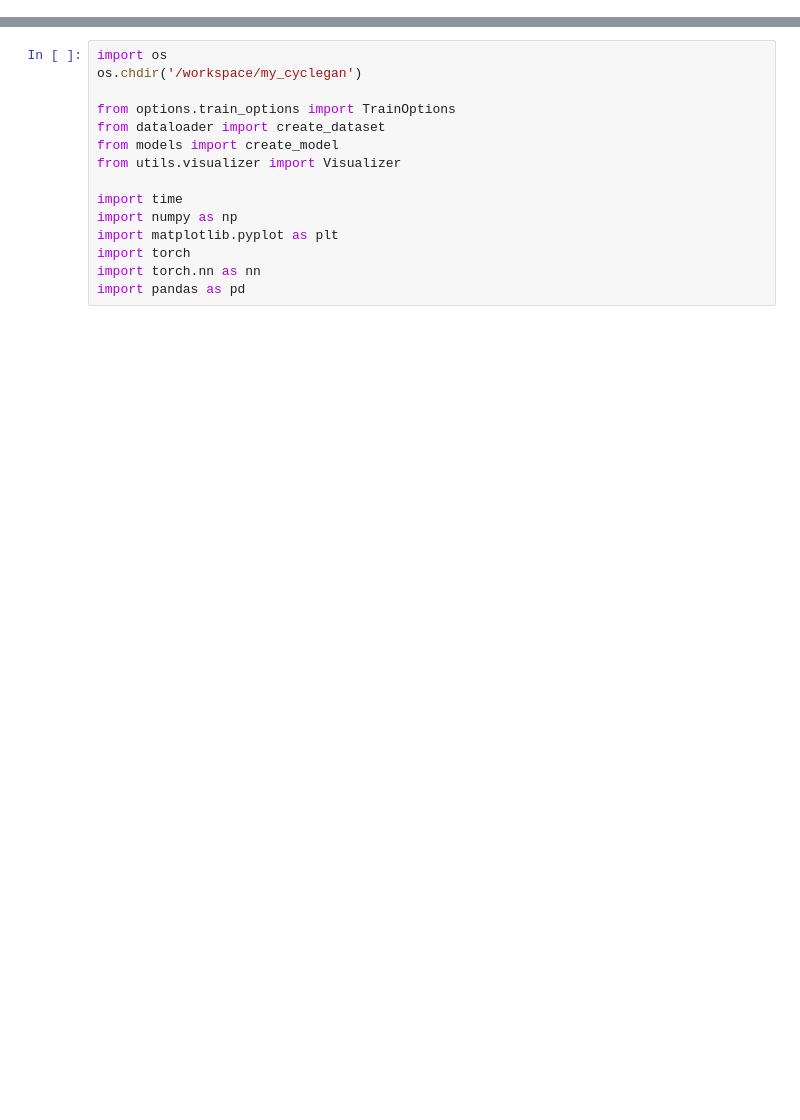
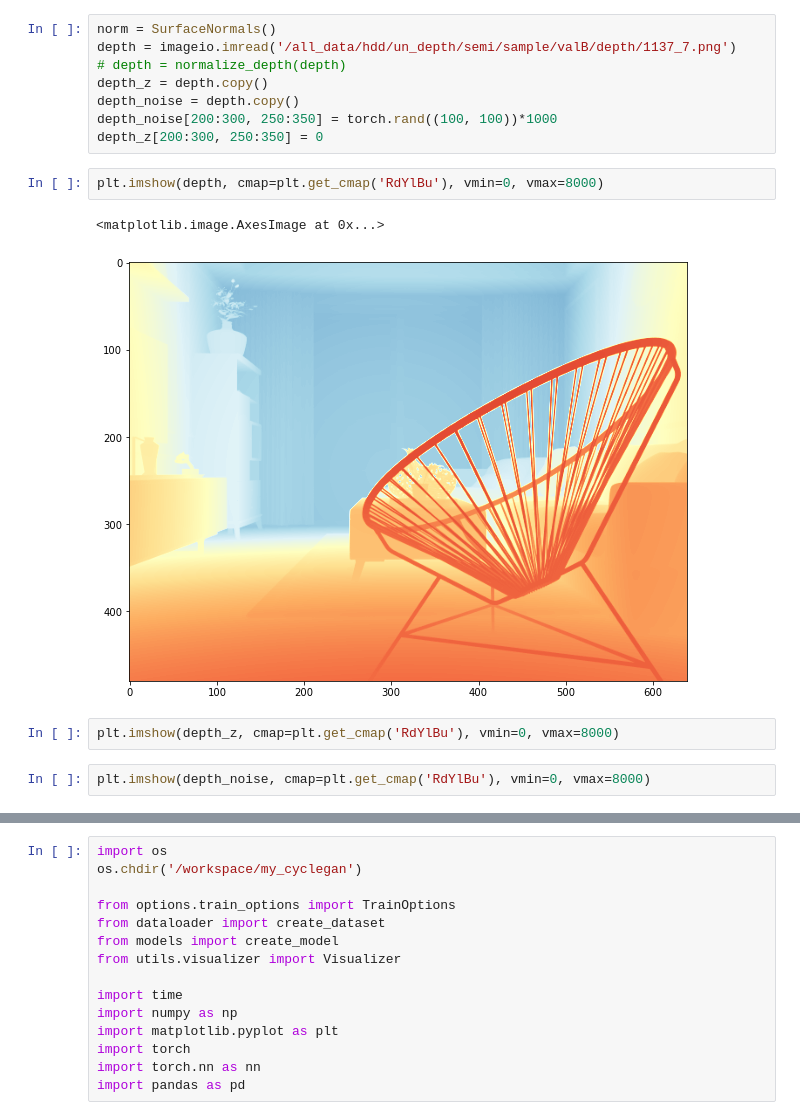
Before and after one commit to maxs-kan/my_cyclegan, a Jupyter notebook: code_check.ipynb, the cells around one changed output, grey strips where cells are left out. Cells and saved outputs as stored; diff of their text form; blank space fills up the shorter version.

```diff
--- a/code_check.ipynb
+++ b/code_check.ipynb
@@ -5,0 +116,17 @@
+# %%
+norm = SurfaceNormals()
+depth = imageio.imread('/all_data/hdd/un_depth/semi/sample/valB/depth/1137_7.png')
+# depth = normalize_depth(depth)
+depth_z = depth.copy()
+depth_noise = depth.copy()
+depth_noise[200:300, 250:350] = torch.rand((100, 100))*1000
+depth_z[200:300, 250:350] = 0
+# %%
+plt.imshow(depth, cmap=plt.get_cmap('RdYlBu'), vmin=0, vmax=8000)
+# %% [output]
+<matplotlib.image.AxesImage at 0x...>
+[figure, added]
+# %%
+plt.imshow(depth_z, cmap=plt.get_cmap('RdYlBu'), vmin=0, vmax=8000)
+# %%
+plt.imshow(depth_noise, cmap=plt.get_cmap('RdYlBu'), vmin=0, vmax=8000)
```
Also changed, not shown: parts of 76 cells of this notebook, 13 other files.
